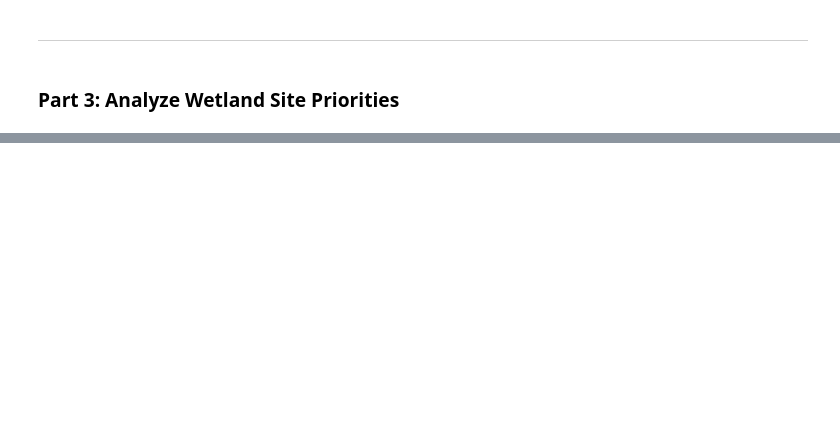
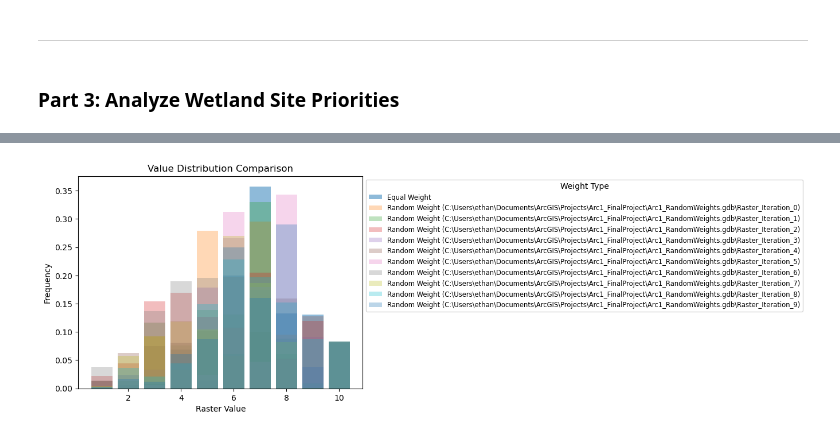
Before and after one commit to andrewarlt/GIS5571, a Jupyter notebook: Lab4/Final_Project.ipynb, the cells around one changed output, grey strips where cells are left out. Cells and saved outputs as stored; diff of their text form; code cells hidden in the pictures; blank space fills up the shorter version.

```diff
--- a/Lab4/Final_Project.ipynb
+++ b/Lab4/Final_Project.ipynb
@@ -222,8 +329,0 @@ arcpy.conversion.PolygonToRaster(
-# %%
-# Path to your raster
-raster_path = "buffer_raster"
-
-# Get raster properties
-desc = arcpy.Describe(raster_path)
-cell_size = desc.meanCellWidth  # or desc.meanCellHeight
-print(f"Original Cell Size: {cell_size}")
@@ -533,0 +822,72 @@ _____
+# %%
+%matplotlib inline
+import arcpy
+import numpy as np
+import matplotlib.pyplot as plt
+from scipy.stats import chisquare
+
+# Set environment settings
+arcpy.env.workspace = r"C:\Users\ethan\Documents\ArcGIS\Projects\Arc1_FinalProject\Arc1_RandomWeights.gdb"
+arcpy.env.overwriteOutput = True
+
+# Load the equal-weight raster as a NumPy array
+equal_raster = arcpy.RasterToNumPyArray(
+    r"C:\Users\ethan\Documents\ArcGIS\Projects\Arc1_FinalProject\Arc1_FinalProject.gdb\WtOv_Equal_t2"
+)
+
+# List of randomly weighted rasters
+random_weight_rasters = [
+    r"C:\Users\ethan\Documents\ArcGIS\Projects\Arc1_FinalProject\Arc1_RandomWeights.gdb\Raster_Iteration_0",
+    r"C:\Users\ethan\Documents\ArcGIS\Projects\Arc1_FinalProject\Arc1_RandomWeights.gdb\Raster_Iteration_1",
+    r"C:\Users\ethan\Documents\ArcGIS\Projects\Arc1_FinalProject\Arc1_RandomWeights.gdb\Raster_Iteration_2",
+    r"C:\Users\ethan\Documents\ArcGIS\Projects\Arc1_FinalProject\Arc1_RandomWeights.gdb\Raster_Iteration_3",
+    r"C:\Users\ethan\Documents\ArcGIS\Projects\Arc1_FinalProject\Arc1_RandomWeights.gdb\Raster_Iteration_4",
+    r"C:\Users\ethan\Documents\ArcGIS\Projects\Arc1_FinalProject\Arc1_RandomWeights.gdb\Raster_Iteration_5",
+    r"C:\Users\ethan\Documents\ArcGIS\Projects\Arc1_FinalProject\Arc1_RandomWeights.gdb\Raster_Iteration_6",
+    r"C:\Users\ethan\Documents\ArcGIS\Projects\Arc1_FinalProject\Arc1_RandomWeights.gdb\Raster_Iteration_7",
+    r"C:\Users\ethan\Documents\ArcGIS\Projects\Arc1_FinalProject\Arc1_RandomWeights.gdb\Raster_Iteration_8",
+    r"C:\Users\ethan\Documents\ArcGIS\Projects\Arc1_FinalProject\Arc1_RandomWeights.gdb\Raster_Iteration_9",
+]
+
+# Define raster value range
+value_range = np.arange(1, 12)  # Adjust range to match your raster value range (1–11)
+
+# Get value distribution for the equal-weight raster
+equal_hist, _ = np.histogram(equal_raster, bins=value_range, range=(1, 11))
+
+# Normalize the equal-weight histogram
+equal_hist = equal_hist / np.sum(equal_hist)
+
+# Plot the equal-weight raster distribution
+plt.bar(value_range[:-1], equal_hist, alpha=0.5, label="Equal Weight")
+
+# Placeholder for chi-square test results
+chi2_results = []
+
+# Compare with randomly weighted rasters
+for raster_path in random_weight_rasters:
+    # Load the random-weight raster as a NumPy array
+    random_raster = arcpy.RasterToNumPyArray(raster_path)
+
+    # Get value distribution
+    random_hist, _ = np.histogram(random_raster, bins=value_range, range=(1, 11))
+
+    # Normalize the random-weight histogram
+    random_hist = random_hist / np.sum(random_hist)
+
+    # Perform Chi-square test
+    chi2, p_value = chisquare(f_obs=random_hist, f_exp=equal_hist)
+    chi2_results.append((raster_path, chi2, p_value))
+
+    print(f"Raster: {raster_path}, Chi2: {chi2:.2f}, P-value: {p_value:.4f}")
+
+    # Plot random raster histogram
+    plt.bar(value_range[:-1], random_hist, alpha=0.3, label=f"Random Weight ({raster_path})")
+
+# Customize and display the plot inline
+plt.xlabel("Raster Value")
+plt.ylabel("Frequency")
+plt.title("Value Distribution Comparison")
+plt.legend(loc="upper left", bbox_to_anchor=(1, 1), title="Weight Type", fontsize="small")
+plt.show()
+# %% [output]
@@ -534 +904,2 @@ _____
+[figure, added]
 # %% [markdown]
```
Also changed, not shown: parts of 86 cells of this notebook, 1 other file.
